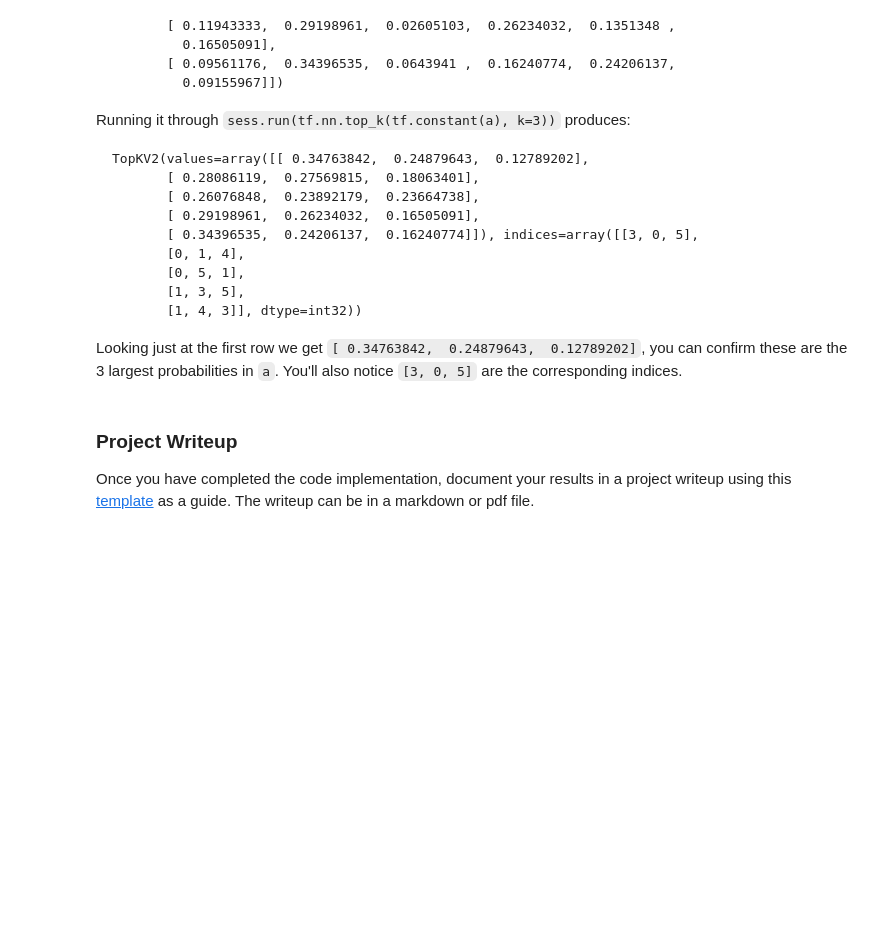
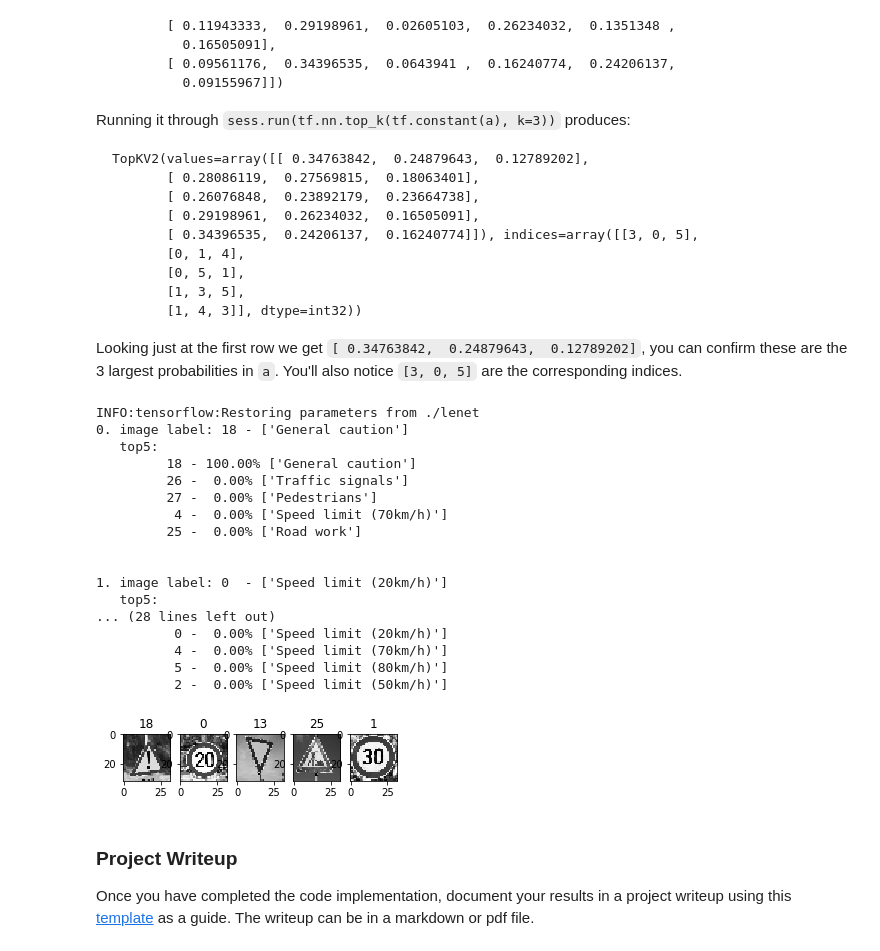
Before and after one commit to pkovarynng/CarND-Traffic-Sign-Classifier-Project, a Jupyter notebook: Traffic_Sign_Classifier.ipynb, the cells around one changed output. Saved outputs shown, nothing was run; the diff lists cells and outputs as text; code cells hidden in the pictures; blank space fills up the shorter version.

Commit message:
adding top 5 softmax probabilities for the test images

```diff
--- a/Traffic_Sign_Classifier.ipynb
+++ b/Traffic_Sign_Classifier.ipynb
@@ -942,3 +945,50 @@ Looking just at the first row we get `[ 0.34763842,  0.24879643,  0.12789202]`,
+# %%
+import csv
+
+signnamesfile = open('signnames.csv')
+# Skip the header
+next(signnamesfile)
+
+reader = csv.reader(signnamesfile)
+signnames = {}
+for row in reader:
+    key = int(row[0])
+    signnames[key] = row[1:]
+# %%
+### Print out the top five softmax probabilities for the predictions on the German traffic sign images found on the web.
+### Feel free to use as many code cells as needed.
+with tf.Session() as sess:
+    saver.restore(sess, './lenet')
+    top5 = sess.run(tf.nn.top_k(tf.nn.softmax(logits), k=5), feed_dict={x: images, y: labels, keep_prob: 1.0})
+    plt.figure(figsize=(10,10))
+    for i in range(len(images)):
+        plt.subplot(1, 10, i + 1)
+        plt.title('{}'.format(labels[i]))
+        plt.imshow(images[i].squeeze(), cmap='gray')
+        print('{}. image label: {:<2} - {}'.format(i, labels[i], signnames[labels[i]]))
+        print('   top5: ')
+        for j in range(5):
+            print('         {:>2} - {:5.2f}% {}'.format(top5.indices[i][j], top5.values[i][j]*100, signnames[top5.indices[i][j]]))
+        print('\n')
+# %% [output]
+INFO:tensorflow:Restoring parameters from ./lenet
+0. image label: 18 - ['General caution']
+   top5:
+         18 - 100.00% ['General caution']
+         26 -  0.00% ['Traffic signals']
+         27 -  0.00% ['Pedestrians']
+          4 -  0.00% ['Speed limit (70km/h)']
+         25 -  0.00% ['Road work']
+
+
+1. image label: 0  - ['Speed limit (20km/h)']
+   top5:
+... (28 lines left out)
+          0 -  0.00% ['Speed limit (20km/h)']
+          4 -  0.00% ['Speed limit (70km/h)']
+          5 -  0.00% ['Speed limit (80km/h)']
+          2 -  0.00% ['Speed limit (50km/h)']
+[figure, added]
 # %% [markdown]
 ### Project Writeup
 
```
Also changed, not shown: parts of 13 cells of this notebook.
